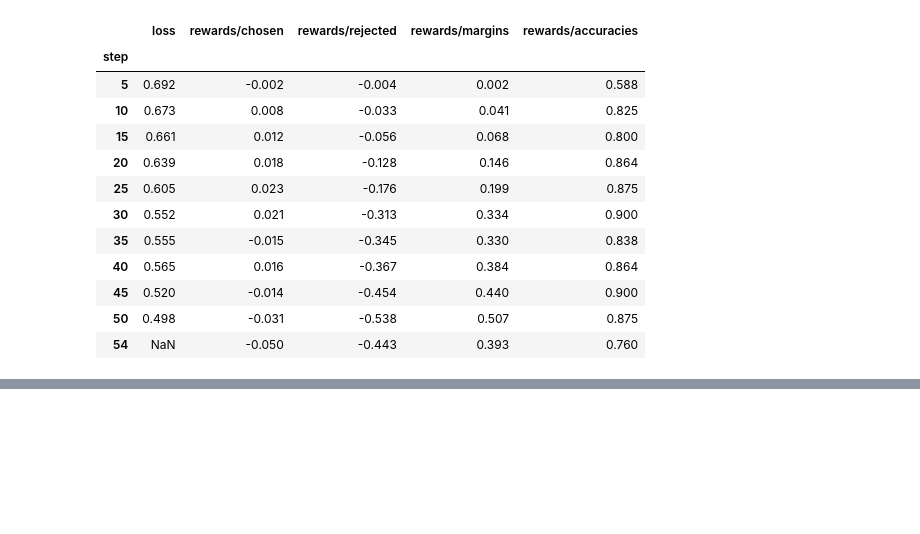
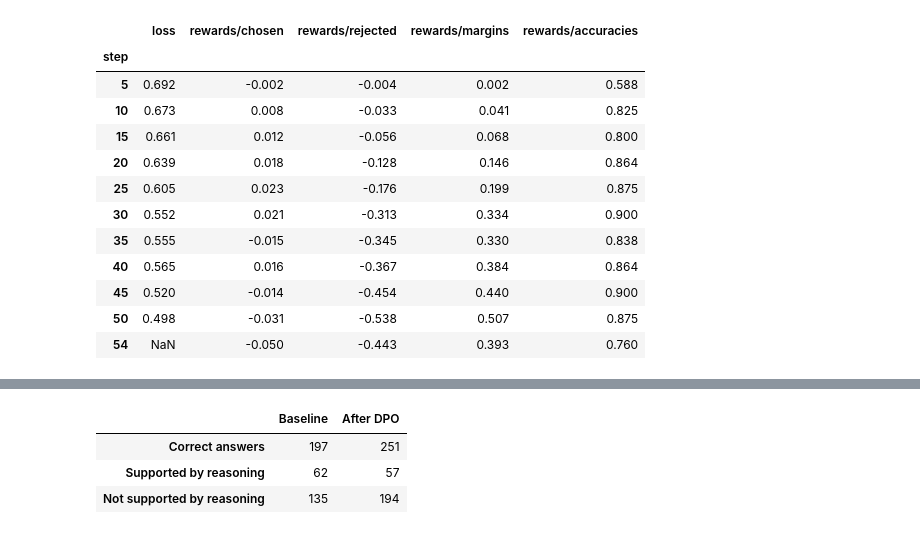
Before and after one commit to FlappyBird3/ValenceLLM, a Jupyter notebook: phase0_3_baseline.ipynb, the cells around one changed output, grey strips where cells are left out. Saved outputs shown, nothing was run; the diff lists cells and outputs as text; code cells hidden in the pictures; blank space fills up the shorter version.

```diff
--- a/phase0_3_baseline.ipynb
+++ b/phase0_3_baseline.ipynb
@@ -526,0 +613,10 @@ display(log[cols].set_index("step").round(3))
+# %%
+# confirming reasoning drop is real instead of a formatting issue
+with open("data/dpo_responses.json") as f:
+    records = json.load(f)
+shown = 0
+for rec in records:
+    for r in rec["responses"]:
+        if shown < 5 and score_response(r, rec["elements"]) == 1 and not stated_states_match(r):
+            print(r, "\n" + "-" * 40)
+            shown += 1
@@ -526,0 +644,18 @@ display(log[cols].set_index("step").round(3))
+# %%
+# Break the correct answers into those supported and not supported by the stated reasoning.
+def counts(records):
+    correct = [r for rec in records for r in rec["responses"] if score_response(r, rec["elements"]) == 1]
+    supported = sum(stated_states_match(r) for r in correct)
+    return {"Correct answers": len(correct), "Supported by reasoning": supported,
+            "Not supported by reasoning": len(correct) - supported}
+
+with open("data/baseline_responses.json") as f:
+    b = counts(json.load(f))
+with open("data/dpo_responses.json") as f:
+    d = counts(json.load(f))
+display(pd.DataFrame({"Baseline": b, "After DPO": d}))
+# %% [output]
+|  | Baseline | After DPO |
+| Correct answers | 197 | 251 |
+| Supported by reasoning | 62 | 57 |
+| Not supported by reasoning | 135 | 194 |
```
Also changed, not shown: parts of 4 cells of this notebook, 2 other files.
